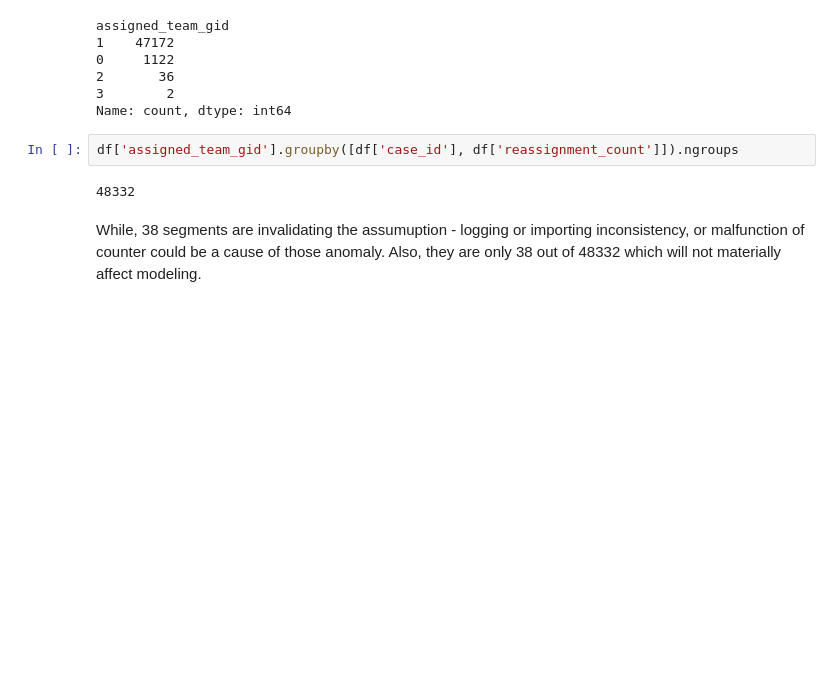
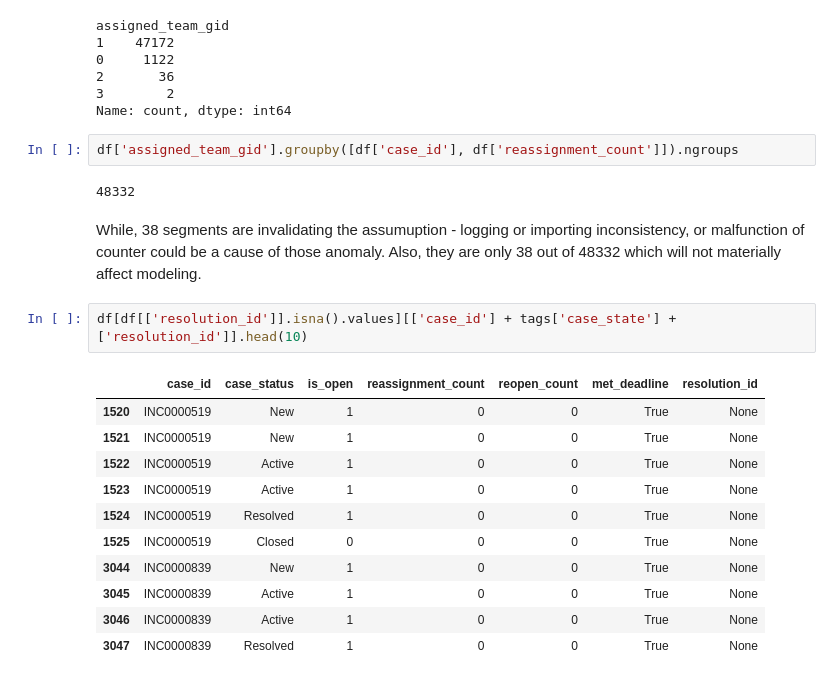
Before and after one commit to shashankgarewal/temporal-sequence-eventLog, a Jupyter notebook: notebooks/03_data_base_features.ipynb, the cells around one changed output. Cells and saved outputs as stored; diff of their text form; blank space fills up the shorter version.

```diff
--- a/notebooks/03_model_base_table.ipynb
+++ b/notebooks/03_data_base_features.ipynb
@@ -759,3 +760,17 @@ df['assigned_team_gid'].groupby([df['case_id'], df['reassignment_count']]).ngrou
 48332
 # %% [markdown]
 While, 38 segments are invalidating the assumuption - logging or importing inconsistency, or malfunction of counter could be a cause of those anomaly. Also, they are only 38 out of 48332 which will not materially affect modeling.
+# %%
+df[df[['resolution_id']].isna().values][['case_id'] + tags['case_state'] + ['resolution_id']].head(10)
+# %% [output]
+|  | case_id | case_status | is_open | reassignment_count | reopen_count | met_deadline | resolution_id |
+| 1520 | INC0000519 | New | 1 | 0 | 0 | True | None |
+| 1521 | INC0000519 | New | 1 | 0 | 0 | True | None |
+| 1522 | INC0000519 | Active | 1 | 0 | 0 | True | None |
+| 1523 | INC0000519 | Active | 1 | 0 | 0 | True | None |
+| 1524 | INC0000519 | Resolved | 1 | 0 | 0 | True | None |
+| 1525 | INC0000519 | Closed | 0 | 0 | 0 | True | None |
+| 3044 | INC0000839 | New | 1 | 0 | 0 | True | None |
+| 3045 | INC0000839 | Active | 1 | 0 | 0 | True | None |
+| 3046 | INC0000839 | Active | 1 | 0 | 0 | True | None |
+| 3047 | INC0000839 | Resolved | 1 | 0 | 0 | True | None |
```
Also changed, not shown: parts of 23 cells of this notebook, 2 other files.
